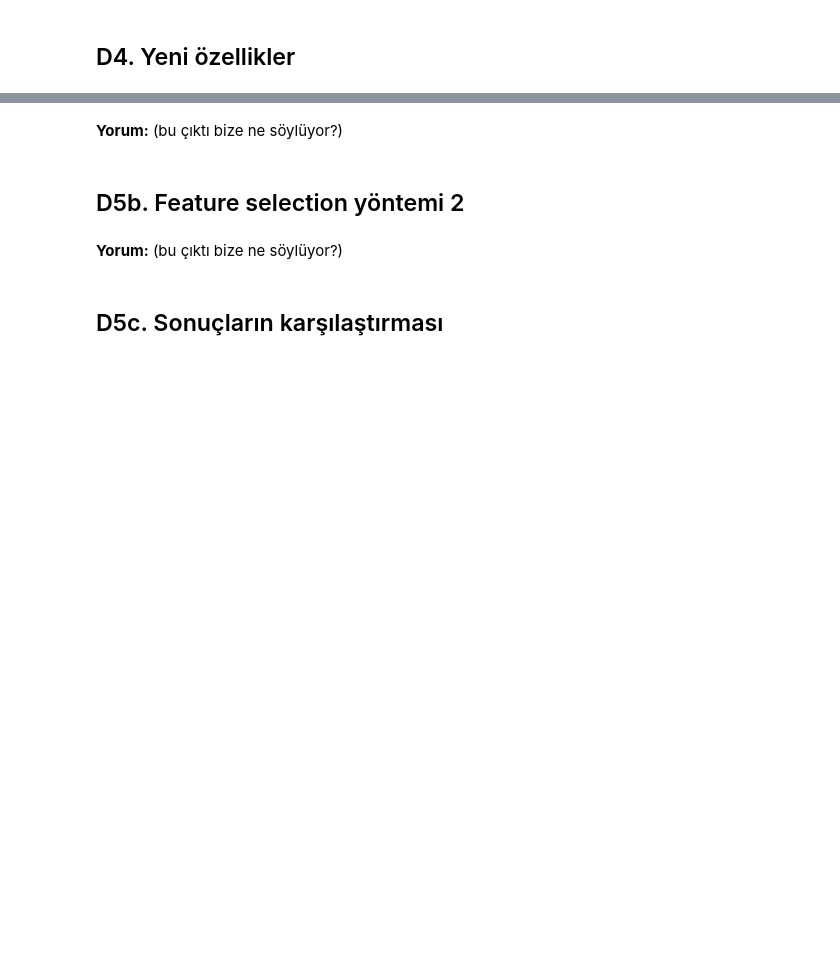
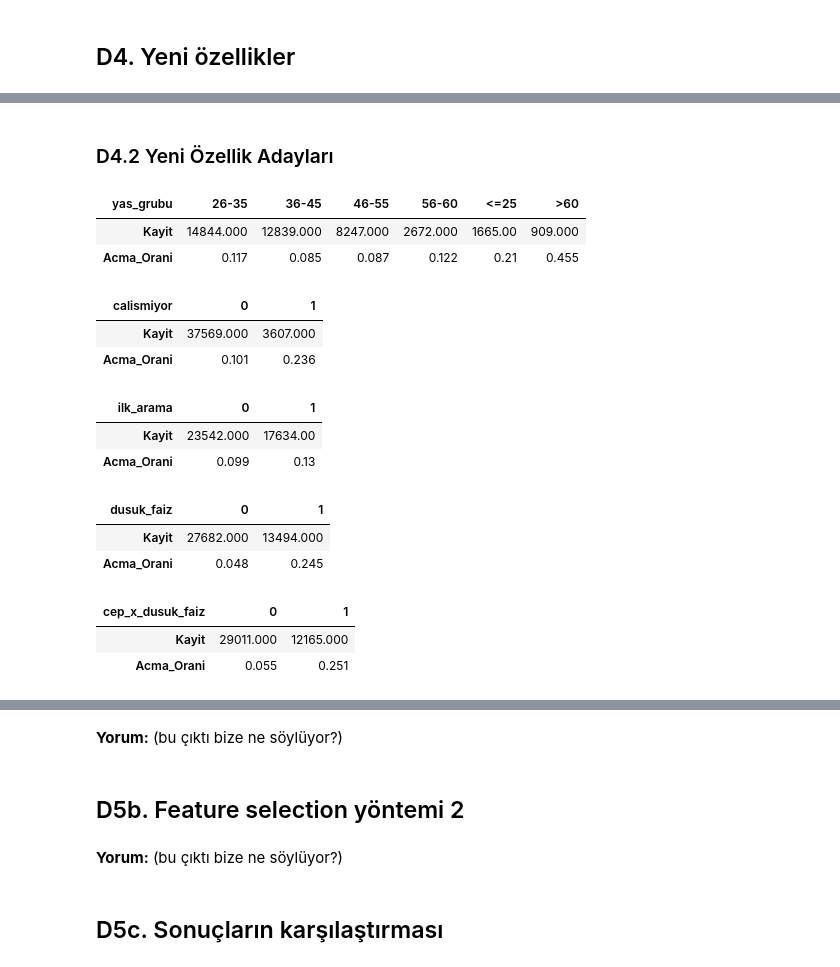
Before and after one commit to zeyneppbaran/ml-proje, a Jupyter notebook: notebooks/04_ozellik_muhendisligi.ipynb, the cells around one changed output, grey strips where cells are left out. Cells and saved outputs as stored; diff of their text form; code cells hidden in the pictures; blank space fills up the shorter version.

```diff
--- a/notebooks/04_ozellik_muhendisligi.ipynb
+++ b/notebooks/04_ozellik_muhendisligi.ipynb
@@ -32,0 +160,44 @@ df.head()
+# %% [markdown]
+### D4.2 Yeni Özellik Adayları
+# %%
+from sklearn.pipeline import Pipeline
+from sklearn.preprocessing import OneHotEncoder
+from sklearn.linear_model import LogisticRegression
+from sklearn.ensemble import HistGradientBoostingClassifier
+from sklearn.model_selection import cross_val_score
+
+def ozellik_ekle(d):
+    """Satır bazlı, veriden öğrenmeyen dönüşümler (veri sızıntısı yok)."""
+    d = d.copy()
+    d["yas_grubu"] = pd.cut(d["age"], bins=[0, 25, 35, 45, 55, 60, 120],
+                            labels=["<=25", "26-35", "36-45", "46-55", "56-60", ">60"]).astype(str)
+    d["calismiyor"] = d["job"].isin(["student", "retired", "unemployed"]).astype(int)
+    d["kampanya_log"] = np.log1p(d["campaign"])
+    d["toplam_temas"] = d["campaign"] + d["previous"]
+    d["ilk_arama"] = (d["campaign"] == 1).astype(int)
+    d["kredi_sayisi"] = (d["housing"] == "yes").astype(int) + (d["loan"] == "yes").astype(int)
+    d["dusuk_faiz"] = (d["euribor3m"] < 2).astype(int)
+    d["cep_x_dusuk_faiz"] = ((d["contact"] == "cellular") & (d["euribor3m"] < 2)).astype(int)
+    return d
+
+df_fe = ozellik_ekle(df)
+
+# Adım 1: Tek başına sinyal (gruplara göre vadeli mevduat açma oranı)
+for c in ["yas_grubu", "calismiyor", "ilk_arama", "dusuk_faiz", "cep_x_dusuk_faiz"]:
+    display(df_fe.groupby(c)["y"].agg(Kayit="count", Acma_Orani="mean").round(3).T)
+# %% [output]
+| yas_grubu | 26-35 | 36-45 | 46-55 | 56-60 | <=25 | >60 |
+| Kayit | 14844.000 | 12839.000 | 8247.000 | 2672.000 | 1665.00 | 909.000 |
+| Acma_Orani | 0.117 | 0.085 | 0.087 | 0.122 | 0.21 | 0.455 |
+| calismiyor | 0 | 1 |
+| Kayit | 37569.000 | 3607.000 |
+| Acma_Orani | 0.101 | 0.236 |
+| ilk_arama | 0 | 1 |
+| Kayit | 23542.000 | 17634.00 |
+| Acma_Orani | 0.099 | 0.13 |
+| dusuk_faiz | 0 | 1 |
+| Kayit | 27682.000 | 13494.000 |
+| Acma_Orani | 0.048 | 0.245 |
+| cep_x_dusuk_faiz | 0 | 1 |
+| Kayit | 29011.000 | 12165.000 |
+| Acma_Orani | 0.055 | 0.251 |
```
Also changed, not shown: parts of 17 cells of this notebook.
